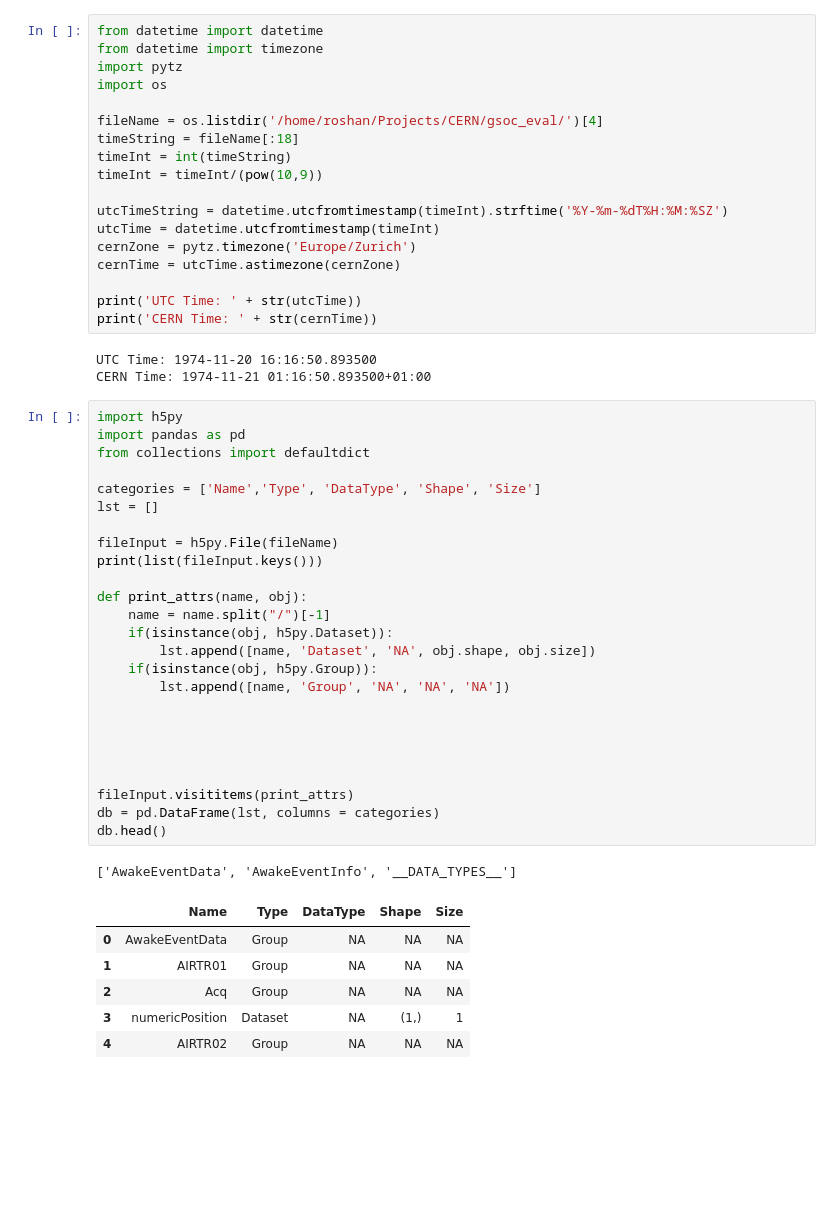
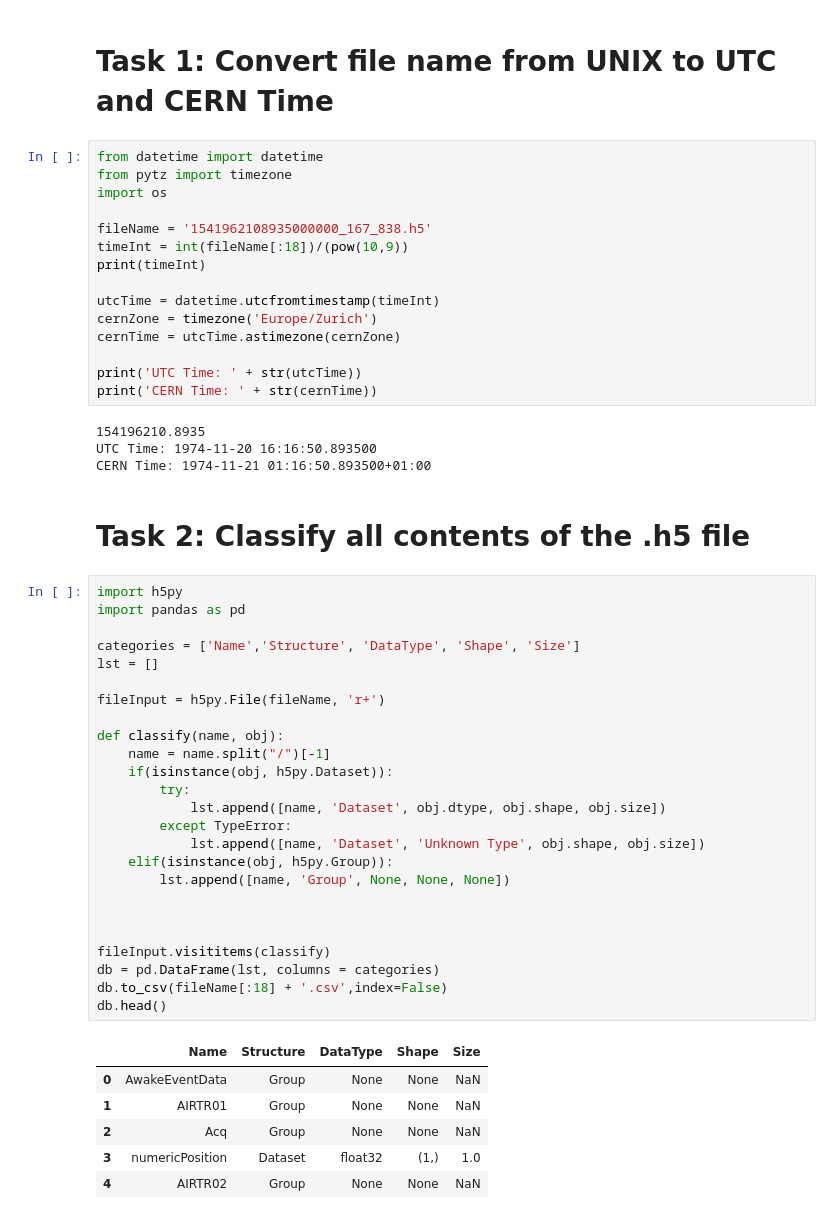
Before and after one commit to r614/gsoc_eval, a Jupyter notebook: Notebook (Exploration).ipynb, the cells around one changed output. Cells and saved outputs as stored; diff of their text form; blank space fills up the shorter version.

```diff
--- a/Notebook (Exploration).ipynb
+++ b/Notebook (Exploration).ipynb
@@ -1,54 +7,55 @@
+# %% [markdown]
+# Task 1: Convert file name from UNIX to UTC and CERN Time
 # %%
 from datetime import datetime
-from datetime import timezone
-import pytz
+from pytz import timezone
 import os
 
-fileName = os.listdir('/home/roshan/Projects/CERN/gsoc_eval/')[4]
-timeString = fileName[:18]
-timeInt = int(timeString)
-timeInt = timeInt/(pow(10,9))
+fileName = '1541962108935000000_167_838.h5'
+timeInt = int(fileName[:18])/(pow(10,9))
+print(timeInt)
 
-utcTimeString = datetime.utcfromtimestamp(timeInt).strftime('%Y-%m-%dT%H:%M:%SZ')
 utcTime = datetime.utcfromtimestamp(timeInt)
-cernZone = pytz.timezone('Europe/Zurich')
+cernZone = timezone('Europe/Zurich')
 cernTime = utcTime.astimezone(cernZone)
 
 print('UTC Time: ' + str(utcTime))
 print('CERN Time: ' + str(cernTime))
 # %% [output]
+154196210.8935
 UTC Time: 1974-11-20 16:16:50.893500
 CERN Time: 1974-11-21 01:16:50.893500+01:00
+# %% [markdown]
+# Task 2: Classify all contents of the .h5 file
 # %%
 import h5py
 import pandas as pd
-from collections import defaultdict
 
-categories = ['Name','Type', 'DataType', 'Shape', 'Size']
+categories = ['Name','Structure', 'DataType', 'Shape', 'Size']
 lst = []
 
-fileInput = h5py.File(fileName)
-print(list(fileInput.keys()))
+fileInput = h5py.File(fileName, 'r+')
 
-def print_attrs(name, obj):
+def classify(name, obj):
     name = name.split("/")[-1]
     if(isinstance(obj, h5py.Dataset)):
-        lst.append([name, 'Dataset', 'NA', obj.shape, obj.size])
-    if(isinstance(obj, h5py.Group)):
-        lst.append([name, 'Group', 'NA', 'NA', 'NA'])
+        try:
+            lst.append([name, 'Dataset', obj.dtype, obj.shape, obj.size])
+        except TypeError:
+            lst.append([name, 'Dataset', 'Unknown Type', obj.shape, obj.size])
+    elif(isinstance(obj, h5py.Group)):
+        lst.append([name, 'Group', None, None, None])
 
 
 
-
-
-fileInput.visititems(print_attrs)
+fileInput.visititems(classify)
 db = pd.DataFrame(lst, columns = categories)
+db.to_csv(fileName[:18] + '.csv',index=False)
 db.head()
 # %% [output]
-['AwakeEventData', 'AwakeEventInfo', '__DATA_TYPES__']
-|  | Name | Type | DataType | Shape | Size |
-| 0 | AwakeEventData | Group | NA | NA | NA |
-| 1 | AIRTR01 | Group | NA | NA | NA |
-| 2 | Acq | Group | NA | NA | NA |
-| 3 | numericPosition | Dataset | NA | (1,) | 1 |
-| 4 | AIRTR02 | Group | NA | NA | NA |
+|  | Name | Structure | DataType | Shape | Size |
+| 0 | AwakeEventData | Group | None | None | NaN |
+| 1 | AIRTR01 | Group | None | None | NaN |
+| 2 | Acq | Group | None | None | NaN |
+| 3 | numericPosition | Dataset | float32 | (1,) | 1.0 |
+| 4 | AIRTR02 | Group | None | None | NaN |
```
Also changed, not shown: parts of 4 cells of this notebook, 4 other files.
